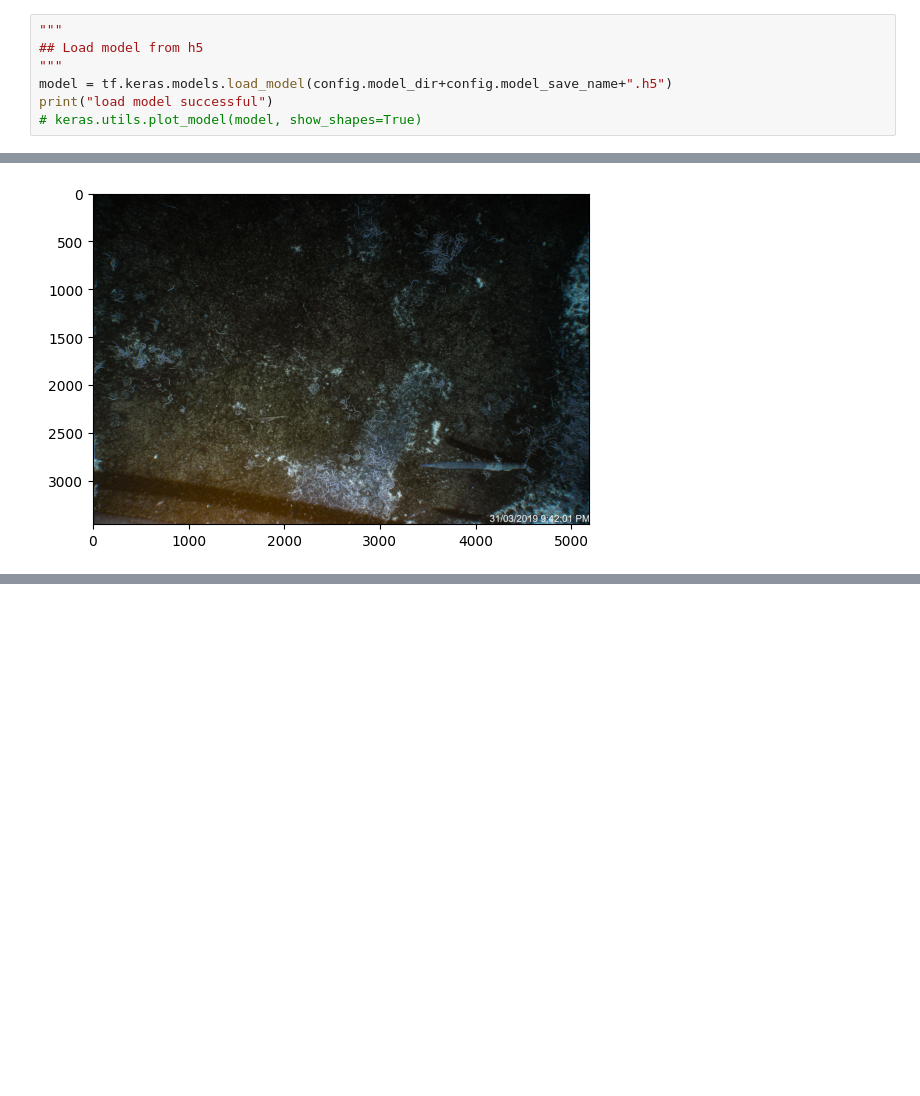
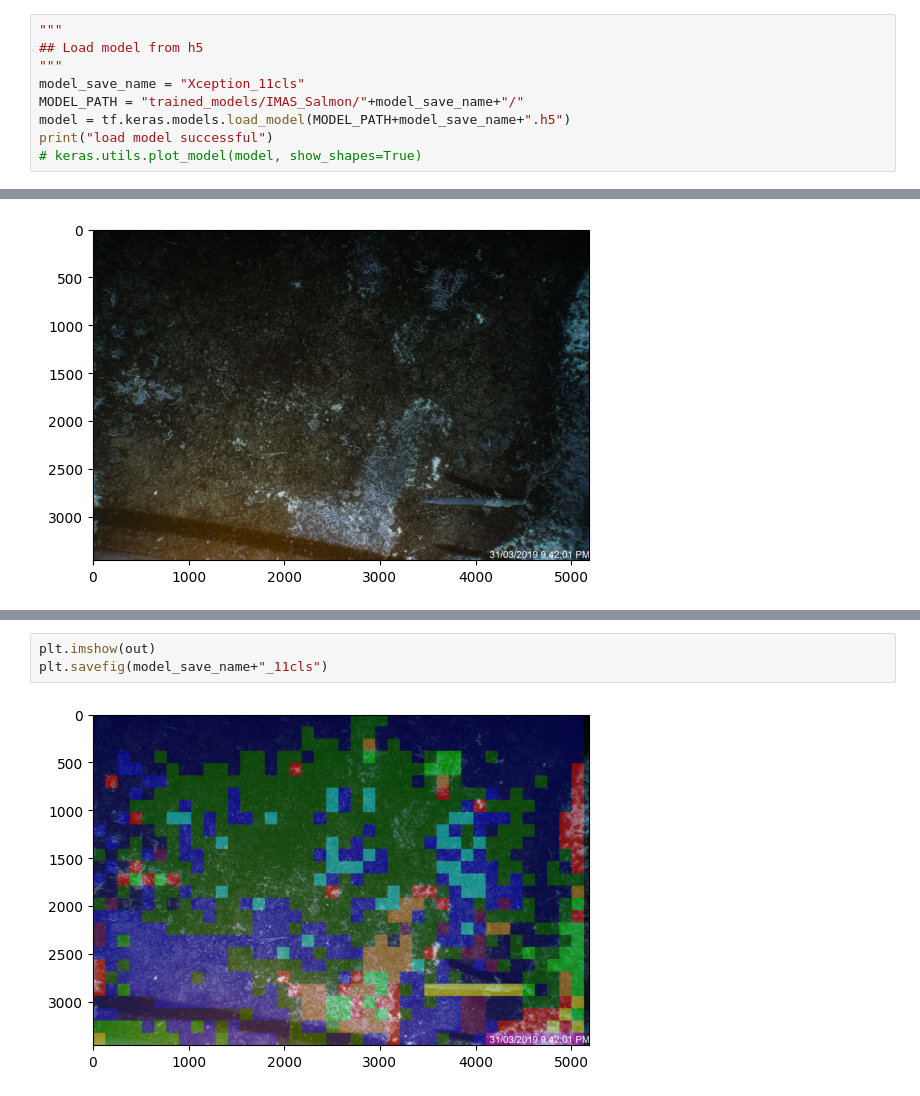
Before and after one commit to boguss1225/beggiatoa_coverage_estimation, a Jupyter notebook: patch-base-classification-multi-class.ipynb, the cells around one changed output, grey strips where cells are left out. Cells and saved outputs as stored; diff of their text form; blank space fills up the shorter version.

```diff
--- a/patch-base-classification-multi-class.ipynb
+++ b/patch-base-classification-multi-class.ipynb
@@ -42,7 +48,9 @@ plt.show()
 """
 ## Load model from h5
 """
-model = tf.keras.models.load_model(config.model_dir+config.model_save_name+".h5")
+model_save_name = "Xception_11cls"
+MODEL_PATH = "trained_models/IMAS_Salmon/"+model_save_name+"/"
+model = tf.keras.models.load_model(MODEL_PATH+model_save_name+".h5")
 print("load model successful")
 # keras.utils.plot_model(model, show_shapes=True)
 # %% [output]
@@ -132,0 +158,5 @@ plt.imshow(bg)
+# %%
+plt.imshow(out)
+plt.savefig(model_save_name+"_11cls")
+# %% [output]
+[figure, added]
```
Also changed, not shown: parts of 13 cells of this notebook.
